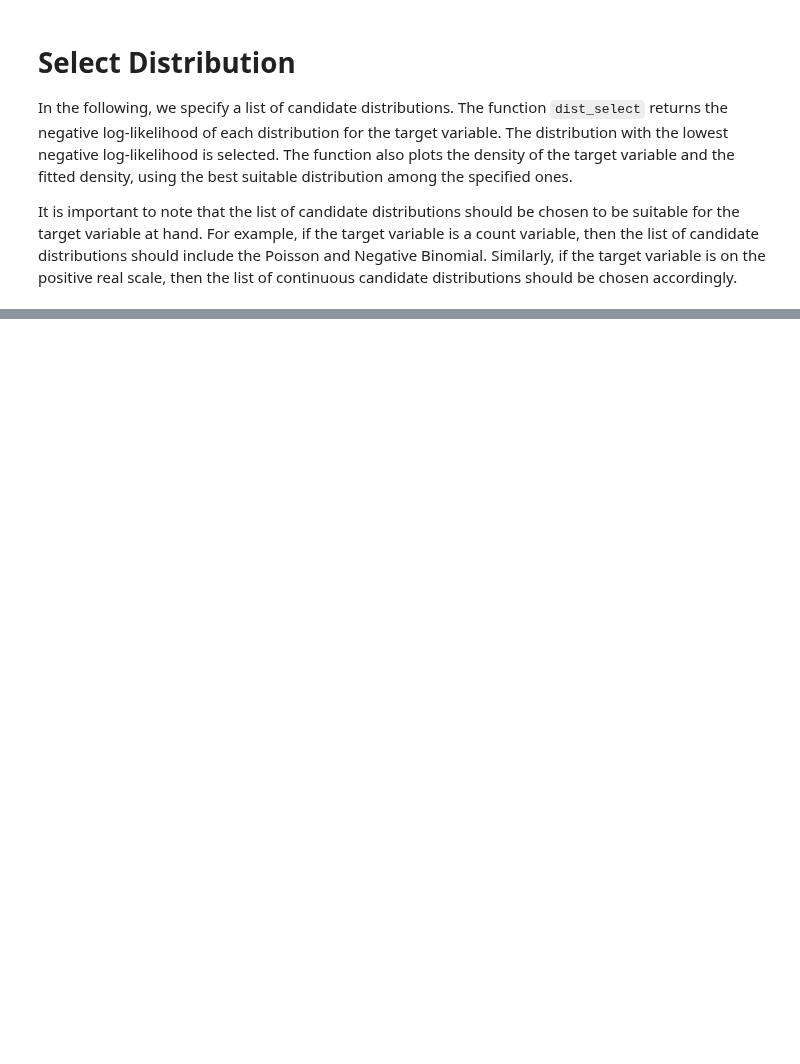
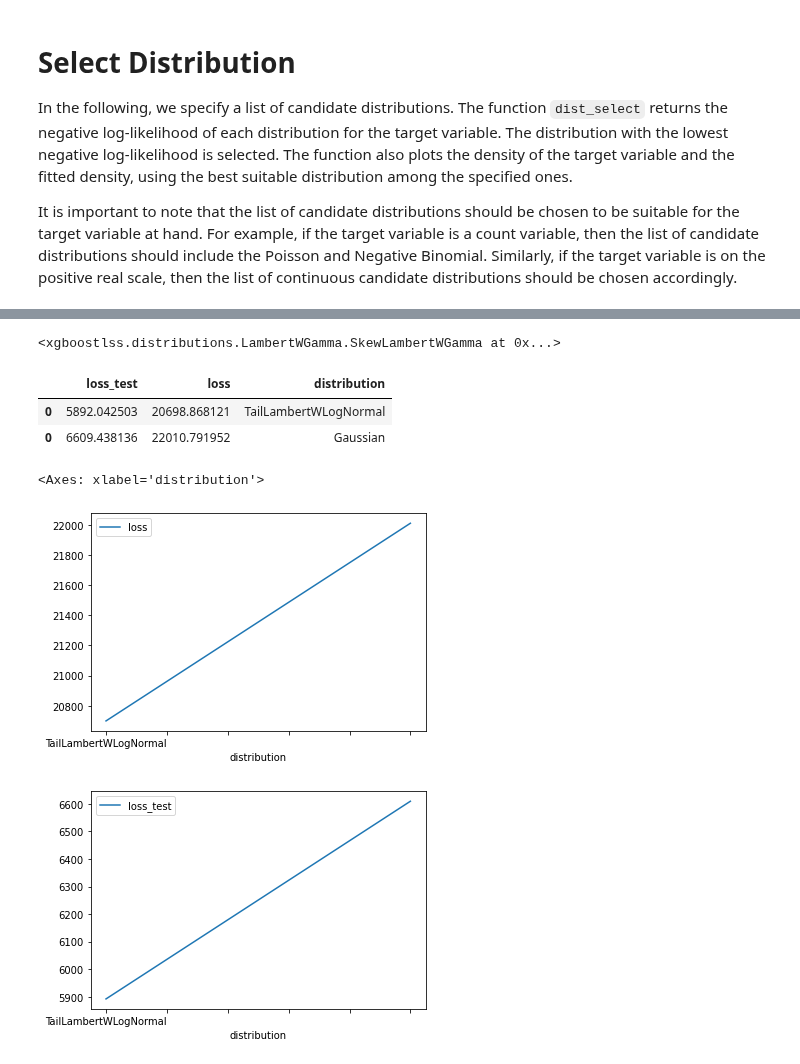
Before and after one commit to StatMixedML/XGBoostLSS, a Jupyter notebook: docs/examples/How_To_Select_A_Univariate_Distribution.ipynb, the cells around one changed output, grey strips where cells are left out. Saved outputs shown, nothing was run; the diff lists cells and outputs as text; code cells hidden in the pictures; blank space fills up the shorter version.

```diff
--- a/docs/examples/How_To_Select_A_Univariate_Distribution.ipynb
+++ b/docs/examples/How_To_Select_A_Univariate_Distribution.ipynb
@@ -62,2 +95,17 @@ dist_nll
+# %%
+candidate_distributions[-3:][1]
+# %% [output]
+<xgboostlss.distributions.LambertWGamma.SkewLambertWGamma at 0x...>
+# %%
+dist_nll
+# %% [output]
+|  | loss_test | loss | distribution |
+| 0 | 5892.042503 | 20698.868121 | TailLambertWLogNormal |
+| 0 | 6609.438136 | 22010.791952 | Gaussian |
 # %%
-dist_nll.sort_values("nll", ascending=True).plot.line(x="distribution", y="nll")
+dist_nll.sort_values("loss", ascending=True).plot.line(x="distribution", y="loss")
+dist_nll.sort_values("loss", ascending=True).plot.line(x="distribution", y="loss_test")
+# %% [output]
+<Axes: xlabel='distribution'>
+[figure, added]
+[figure, added]
```
Also changed, not shown: parts of 6 cells of this notebook, 6 other files.
